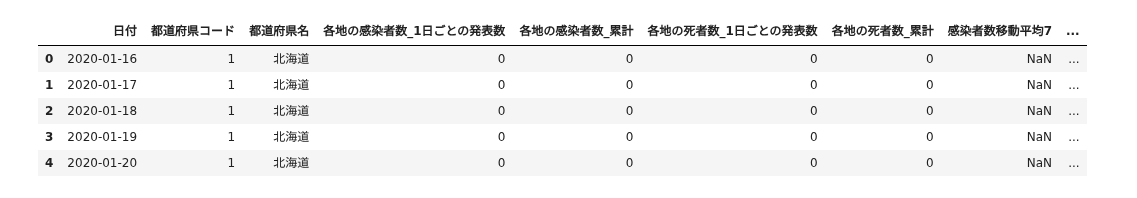
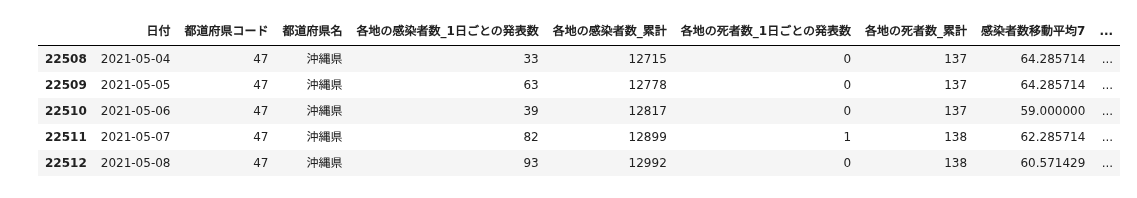
Before and after one commit to marzg510/data-analyze-covid-19, a Jupyter notebook: covid-19-jp-nhk-pref-daily-06.ipynb, the cells around one changed output. Saved outputs shown, nothing was run; the diff lists cells and outputs as text; code cells hidden in the pictures.

```diff
--- a/covid-19-jp-nhk-pref-daily-06.ipynb
+++ b/covid-19-jp-nhk-pref-daily-06.ipynb
@@ -8,17 +8,17 @@ pref["感染者数移動平均7"] = pref["各地の感染者数_1日ごとの発
 # %%
 pop = pd.read_excel("COVID-19-jp/2001stjin.xls",header=3)[["Unnamed: 1","計"]]
 pop.rename(columns={"Unnamed: 1":"都道府県名"},inplace=True)
 pop.rename(columns={"計":"人口"},inplace=True)
 pop = pop.loc[pop["都道府県名"]!="合計"].reset_index(drop=True)
 pref = pd.merge(pref, pop, on="都道府県名", how="left")
-pref.head()
+pref.tail()
 # %% [output]
 |  | 日付 | 都道府県コード | 都道府県名 | 各地の感染者数_1日ごとの発表数 | 各地の感染者数_累計 | 各地の死者数_1日ごとの発表数 | 各地の死者数_累計 | 感染者数移動平均7 | ... |
-| 0 | 2020-01-16 | 1 | 北海道 | 0 | 0 | 0 | 0 | NaN | ... |
-| 1 | 2020-01-17 | 1 | 北海道 | 0 | 0 | 0 | 0 | NaN | ... |
-| 2 | 2020-01-18 | 1 | 北海道 | 0 | 0 | 0 | 0 | NaN | ... |
-| 3 | 2020-01-19 | 1 | 北海道 | 0 | 0 | 0 | 0 | NaN | ... |
-| 4 | 2020-01-20 | 1 | 北海道 | 0 | 0 | 0 | 0 | NaN | ... |
+| 22508 | 2021-05-04 | 47 | 沖縄県 | 33 | 12715 | 0 | 137 | 64.285714 | ... |
+| 22509 | 2021-05-05 | 47 | 沖縄県 | 63 | 12778 | 0 | 137 | 64.285714 | ... |
+| 22510 | 2021-05-06 | 47 | 沖縄県 | 39 | 12817 | 0 | 137 | 59.000000 | ... |
+| 22511 | 2021-05-07 | 47 | 沖縄県 | 82 | 12899 | 1 | 138 | 62.285714 | ... |
+| 22512 | 2021-05-08 | 47 | 沖縄県 | 93 | 12992 | 0 | 138 | 60.571429 | ... |
 # %%
 pref["10万人あたり感染者数"] = pref["各地の感染者数_1日ごとの発表数"]/pref["人口"]/100000
 pref["10万人あたり感染者数移動平均7"] = pref["10万人あたり感染者数"].rolling(7).mean()
```
Also changed, not shown: parts of 2 cells of this notebook, 21 other files.
